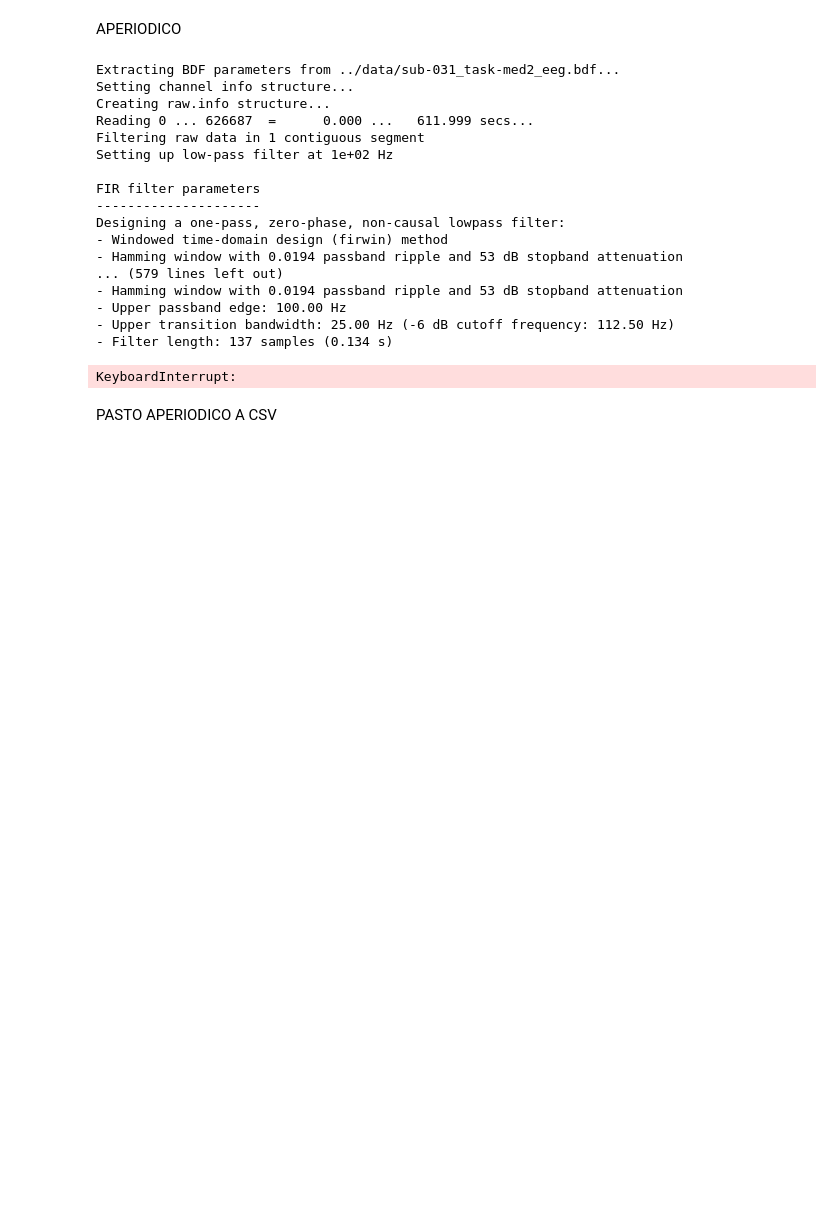
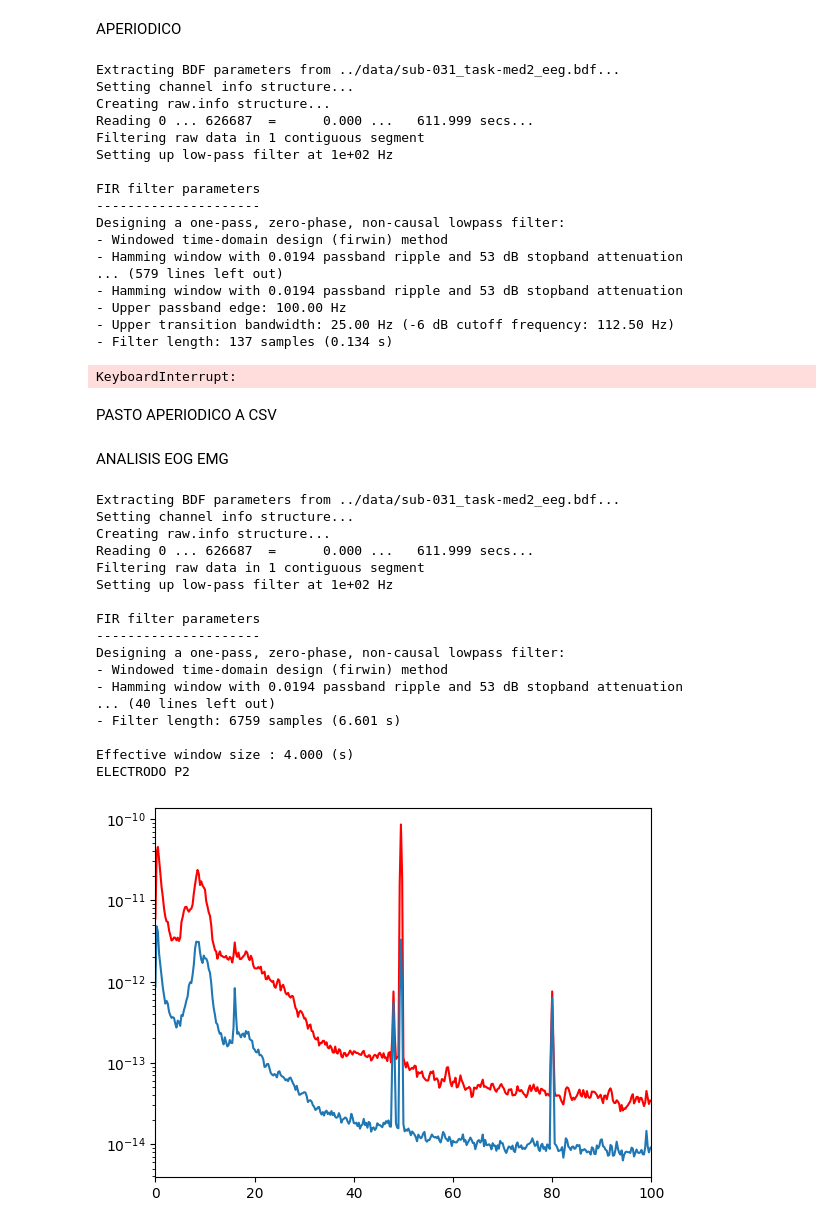
Before and after one commit to renatosalvatore1/PSIB2026Q1-TPS-Grupo1-Di-Pasquale-Vallejos-Salvatore, a Jupyter notebook: notebooks_senales/pruebas_nato.ipynb, the cells around one changed output. Cells and saved outputs as stored; diff of their text form; code cells hidden in the pictures; blank space fills up the shorter version.

Commit message:
analisis PSD para determinar ruido EMG y EOG

```diff
--- a/notebooks_senales/pruebas_nato.ipynb
+++ b/notebooks_senales/pruebas_nato.ipynb
@@ -491,3 +491,74 @@ resultados_aperiodico_por_region.to_csv("resultados_aperiodicos_por_region.csv",
 df = pd.DataFrame(resultado_asimetria)
 #resultados_aperiodico_por_region = df.groupby(["sujeto", "grupo", "region"])["aperiodico"].mean().reset_index()
 df.to_csv("resultado_asimetria.csv", index=False)
+# %% [markdown]
+ANALISIS EOG EMG
+# %%
+import os
+import gdown
+from pathlib import Path
+import mne
+import matplotlib.pyplot as plt
+import numpy as np
+import scipy
+from mne.viz import plot_filter, plot_ideal_filter
+import glob, os
+import re
+import pandas as pd
+import openpyxl
+from scipy.stats import spearmanr
+
+from specparam import SpectralModel
+
+
+
+
+raw = mne.io.read_raw_bdf(input_fname='../data/sub-031_task-med2_eeg.bdf', preload=True)
+#eeg_channels = raw.ch_names[:64]
+#Me quedo solo con los EEG
+electrodos = ["F2", "P2"]
+potencia=[0,0]
+for i in range(len(electrodos)):
+    raw_eeg=raw.copy().pick(electrodos[i])
+
+    #aplicamos pasabajos con fc=100 Hz
+    eeg_filtrado=raw_eeg.filter(l_freq=None, h_freq=100)
+    eeg_filtrado_2=raw_eeg.filter(l_freq=0.5, h_freq=None)
+
+    psds, freqs = mne.time_frequency.psd_array_welch(
+        eeg_filtrado_2.get_data(),
+        sfreq=1024,
+        n_fft=4096,
+        fmax=100,
+        n_per_seg=4096,
+        output="power")
+
+    potencia[i]=psds[0]
+    print("ELECTRODO", electrodos[i])
+    #print(freqs)
+    #print(psds[1])
+
+plt.plot(freqs, potencia[0],color = 'red')
+plt.plot(freqs, potencia[1])
+plt.semilogy()
+plt.xlim(0,100)
+plt.show()
+# %% [output]
+Extracting BDF parameters from ../data/sub-031_task-med2_eeg.bdf...
+Setting channel info structure...
+Creating raw.info structure...
+Reading 0 ... 626687  =      0.000 ...   611.999 secs...
+Filtering raw data in 1 contiguous segment
+Setting up low-pass filter at 1e+02 Hz
+
+FIR filter parameters
+---------------------
+Designing a one-pass, zero-phase, non-causal lowpass filter:
+- Windowed time-domain design (firwin) method
+- Hamming window with 0.0194 passband ripple and 53 dB stopband attenuation
+... (40 lines left out)
+- Filter length: 6759 samples (6.601 s)
+
+Effective window size : 4.000 (s)
+ELECTRODO P2
+[figure, added]
```
Also changed, not shown: 4 other files.
